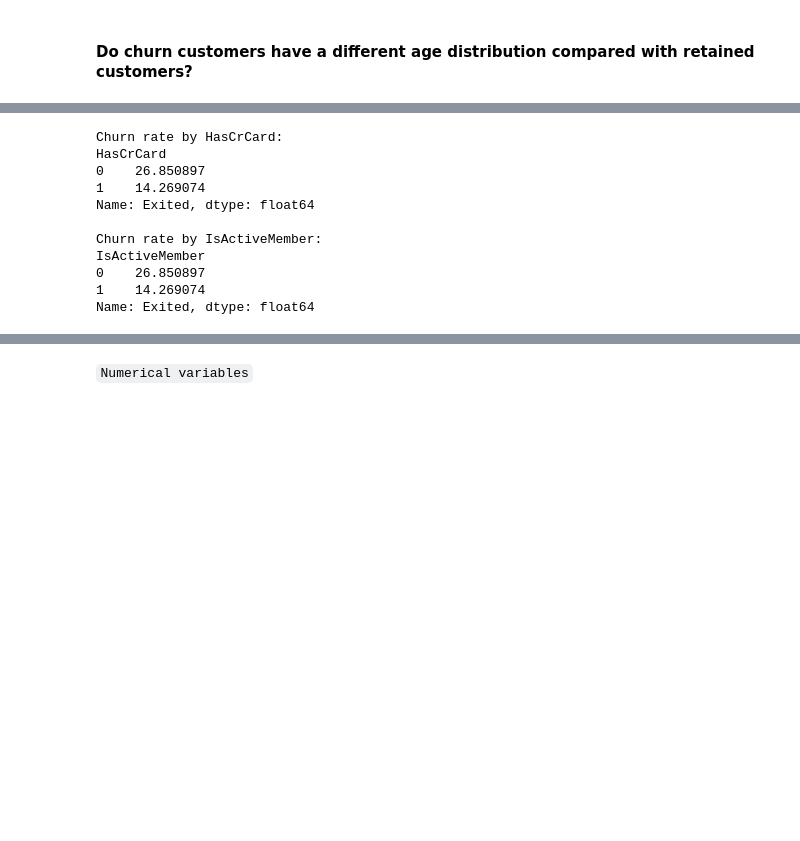
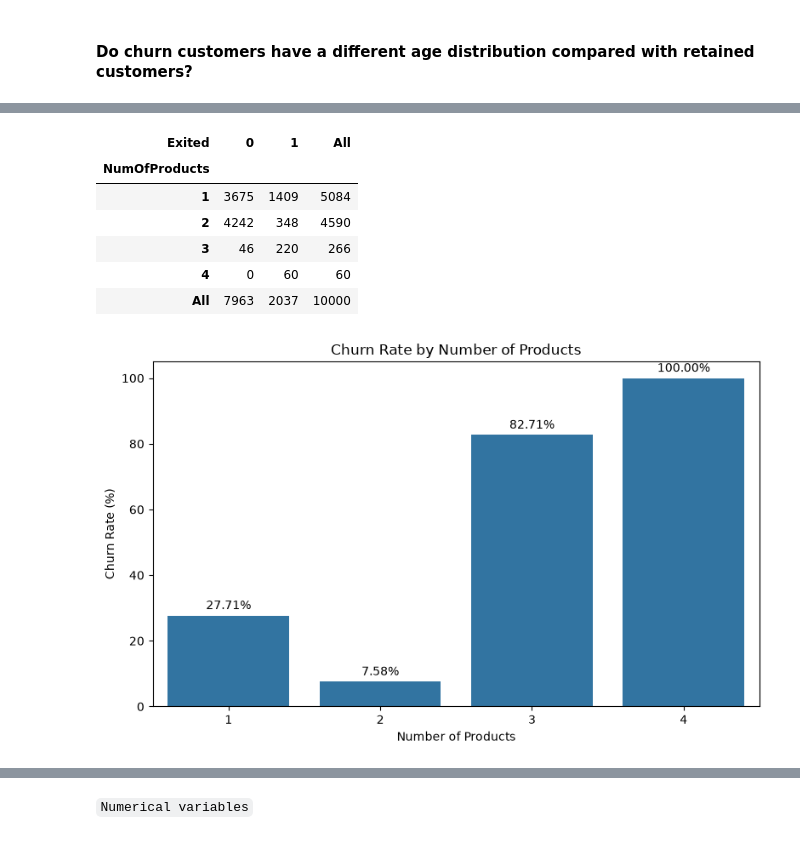
Before and after one commit to ppthanhtuyen-create/bank-customer-churn-analysis, a Jupyter notebook: data_understanding.ipynb, the cells around one changed output, grey strips where cells are left out. Saved outputs shown, nothing was run; the diff lists cells and outputs as text; code cells hidden in the pictures; blank space fills up the shorter version.

```diff
--- a/data_understanding.ipynb
+++ b/data_understanding.ipynb
@@ -1240,32 +1299,46 @@ The exploratory analysis shows noticeable differences in churn rates across seve
-# %%
-# HasCrCard
-has_card = (
-    df_merged.groupby("HasCrCard")["Exited"]
-    .mean()
-    .mul(100)
-)
-
-# IsActiveMember
-active_member = (
-    df_merged.groupby("IsActiveMember")["Exited"]
-    .mean()
-    .mul(100)
-)
-
-print("Churn rate by HasCrCard:")
-print(has_card)
-
-print("\nChurn rate by IsActiveMember:")
-print(active_member)
-# %% [output]
-Churn rate by HasCrCard:
-HasCrCard
-0    26.850897
-1    14.269074
-Name: Exited, dtype: float64
-
-Churn rate by IsActiveMember:
-IsActiveMember
-0    26.850897
-1    14.269074
-Name: Exited, dtype: float64
+# %%
+## churn rate by NumOffProducts
+churn_rate_products = (
+    df_merged.groupby("NumOfProducts")["Exited"]
+      .mean()
+      .mul(100)
+      .reset_index(name="ChurnRate")
+)
+
+plt.figure(figsize=(8, 5))
+
+ax = sns.barplot(
+    data=churn_rate_products,
+    x="NumOfProducts",
+    y="ChurnRate"
+)
+
+# Add percentage labels
+for container in ax.containers:
+    ax.bar_label(
+        container,
+        fmt="%.2f%%",
+        padding=3
+    )
+
+plt.title("Churn Rate by Number of Products")
+plt.xlabel("Number of Products")
+plt.ylabel("Churn Rate (%)")
+plt.ylim(0, churn_rate_products["ChurnRate"].max() + 5)
+
+plt.tight_layout()
+
+pd.crosstab(
+    df_merged["NumOfProducts"],
+    df_merged["Exited"],
+    margins=True
+)
+# %% [output]
+| Exited | 0 | 1 | All |
+| NumOfProducts |  |  |  |
+| 1 | 3675 | 1409 | 5084 |
+| 2 | 4242 | 348 | 4590 |
+| 3 | 46 | 220 | 266 |
+| 4 | 0 | 60 | 60 |
+| All | 7963 | 2037 | 10000 |
+[figure, added]
```
Also changed, not shown: parts of 25 cells of this notebook, 1 other file.
